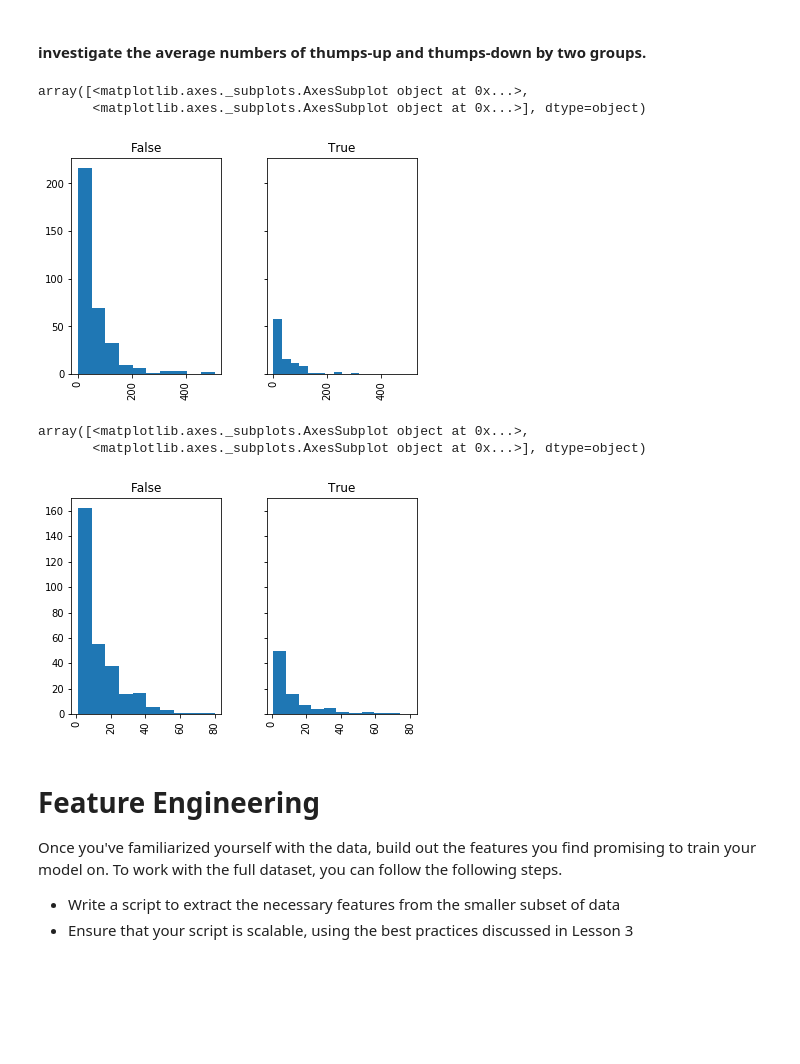
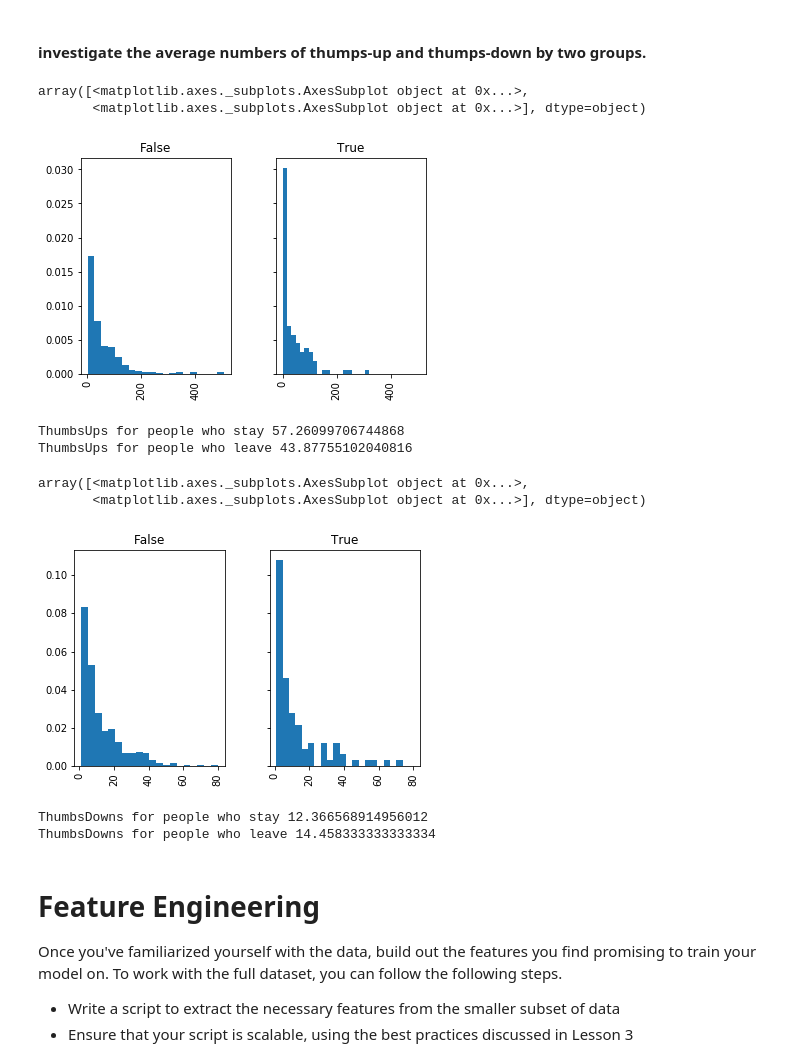
Before and after one commit to Mikemraz/Capstone-Project-Big-Data-Sparkify, a Jupyter notebook: Sparkify.ipynb, the cells around one changed output. Drawn from its saved outputs; the diff is of its cells as text; code cells hidden in the pictures; blank space fills up the shorter version.

```diff
--- a/Sparkify.ipynb
+++ b/Sparkify.ipynb
@@ -174,19 +177,31 @@ array([<matplotlib.axes._subplots.AxesSubplot object at 0x...>,
 # %%
 df_valid_thumbsup = df_valid.where(df_valid.page=='Thumbs Up') \
     .groupby(['churn','userId']).agg(count(col('page')).alias('ThumbsUps')).orderBy('churn').toPandas()
-df_valid_thumbsup.hist('ThumbsUps', by='churn', sharex=True, sharey=True)
+df_valid_thumbsup.hist('ThumbsUps', by='churn', bins=20, sharex=True, sharey=True, density=1)
 # %% [output]
 array([<matplotlib.axes._subplots.AxesSubplot object at 0x...>,
        <matplotlib.axes._subplots.AxesSubplot object at 0x...>], dtype=object)
-[figure, old version]
+[figure, new version]
+# %%
+print('ThumbsUps for people who stay',df_valid_thumbsup[df_valid_thumbsup['churn']==False]['ThumbsUps'].mean())
+print('ThumbsUps for people who leave',df_valid_thumbsup[df_valid_thumbsup['churn']==True]['ThumbsUps'].mean())
+# %% [output]
+ThumbsUps for people who stay 57.26099706744868
+ThumbsUps for people who leave 43.87755102040816
 # %%
 df_valid_thumbsdown = df_valid.where(df_valid.page=='Thumbs Down') \
     .groupby(['churn','userId']).agg(count(col('page')).alias('ThumbsDowns')).orderBy('churn').toPandas()
-df_valid_thumbsdown.hist('ThumbsDowns', by='churn', sharex=True, sharey=True)
+df_valid_thumbsdown.hist('ThumbsDowns', by='churn', bins=20, sharex=True, sharey=True, density=1)
 # %% [output]
 array([<matplotlib.axes._subplots.AxesSubplot object at 0x...>,
        <matplotlib.axes._subplots.AxesSubplot object at 0x...>], dtype=object)
-[figure, old version]
+[figure, new version]
+# %%
+print('ThumbsDowns for people who stay',df_valid_thumbsdown[df_valid_thumbsup['churn']==False]['ThumbsDowns'].mean())
+print('ThumbsDowns for people who leave',df_valid_thumbsdown[df_valid_thumbsup['churn']==True]['ThumbsDowns'].mean())
+# %% [output]
+ThumbsDowns for people who stay 12.366568914956012
+ThumbsDowns for people who leave 14.458333333333334
 # %% [markdown]
 # Feature Engineering
 Once you've familiarized yourself with the data, build out the features you find promising to train your model on. To work with the full dataset, you can follow the following steps.
```
Also changed, not shown: parts of 3 cells of this notebook, 2 other files.
